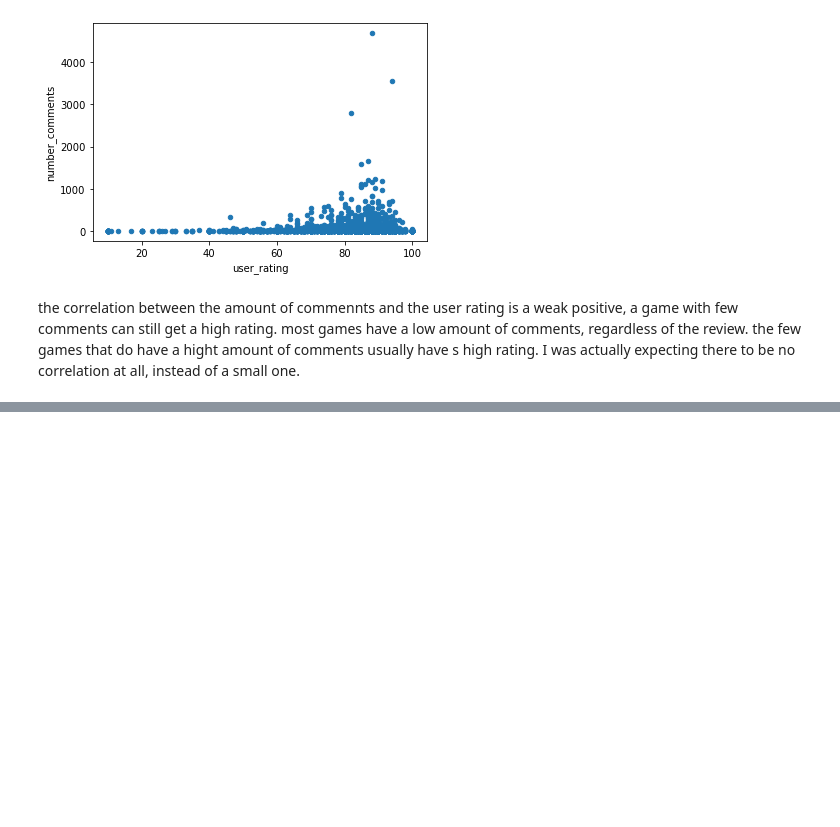
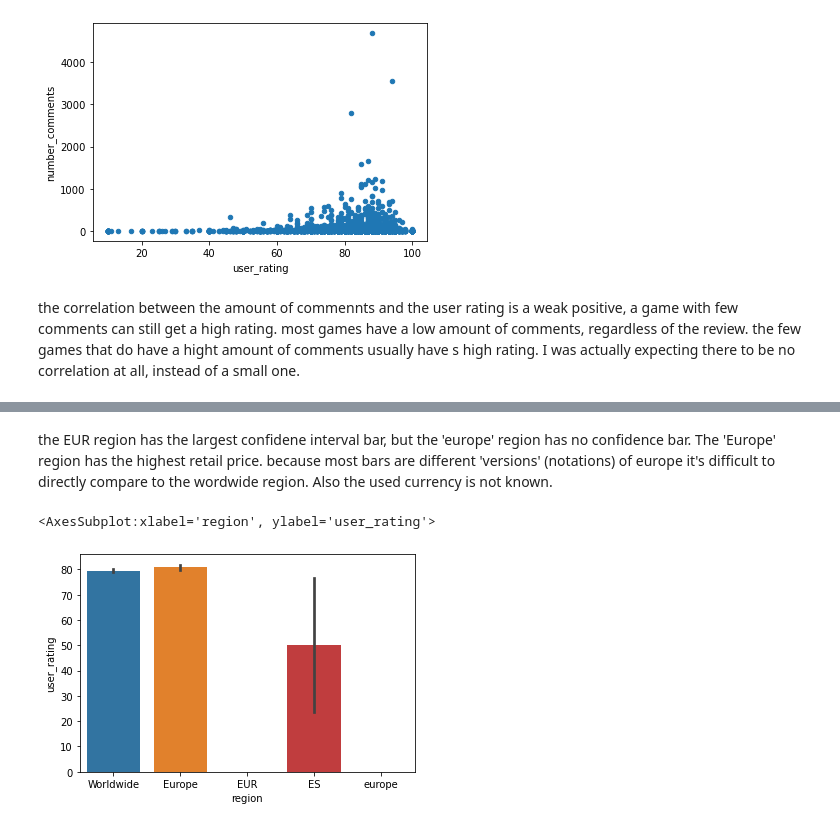
Before and after one commit to Draakedan/Intro_Data_Science_AH, a Jupyter notebook: week 2/week 2 assingment 10 + 12 - own dataset bivariate analysis.ipynb, the cells around one changed output, grey strips where cells are left out. Saved outputs shown, nothing was run; the diff lists cells and outputs as text; code cells hidden in the pictures; blank space fills up the shorter version.

```diff
--- a/week 2/week 2 assingment 10 - own dataset bivariate analysis.ipynb
+++ b/week 2/week 2 assingment 10 + 12 - own dataset bivariate analysis.ipynb
@@ -51,0 +67,7 @@ I was actually expecting there to be no correlation at all, instead of a small o
+# %% [markdown]
+the EUR region has the largest confidene interval bar, but the 'europe' region has no confidence bar. The 'Europe' region has the highest retail price. because most bars are different 'versions' (notations) of europe it's difficult to directly compare to the wordwide region. Also the used currency is not known.
+# %%
+sns.barplot(y= 'user_rating', x = 'region', data = gameData)
+# %% [output]
+<AxesSubplot:xlabel='region', ylabel='user_rating'>
+[figure, added]
```
Also changed, not shown: parts of 6 cells of this notebook.
